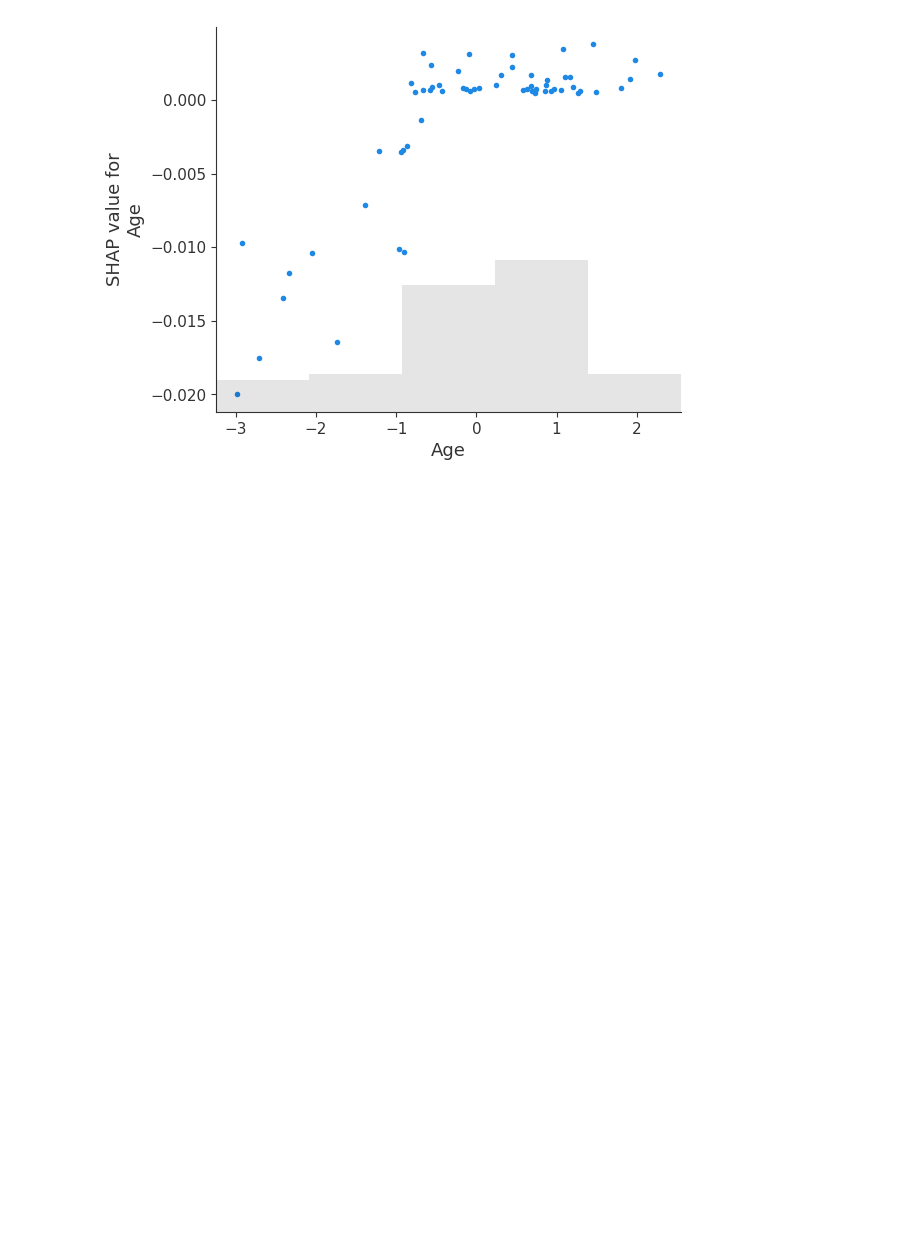
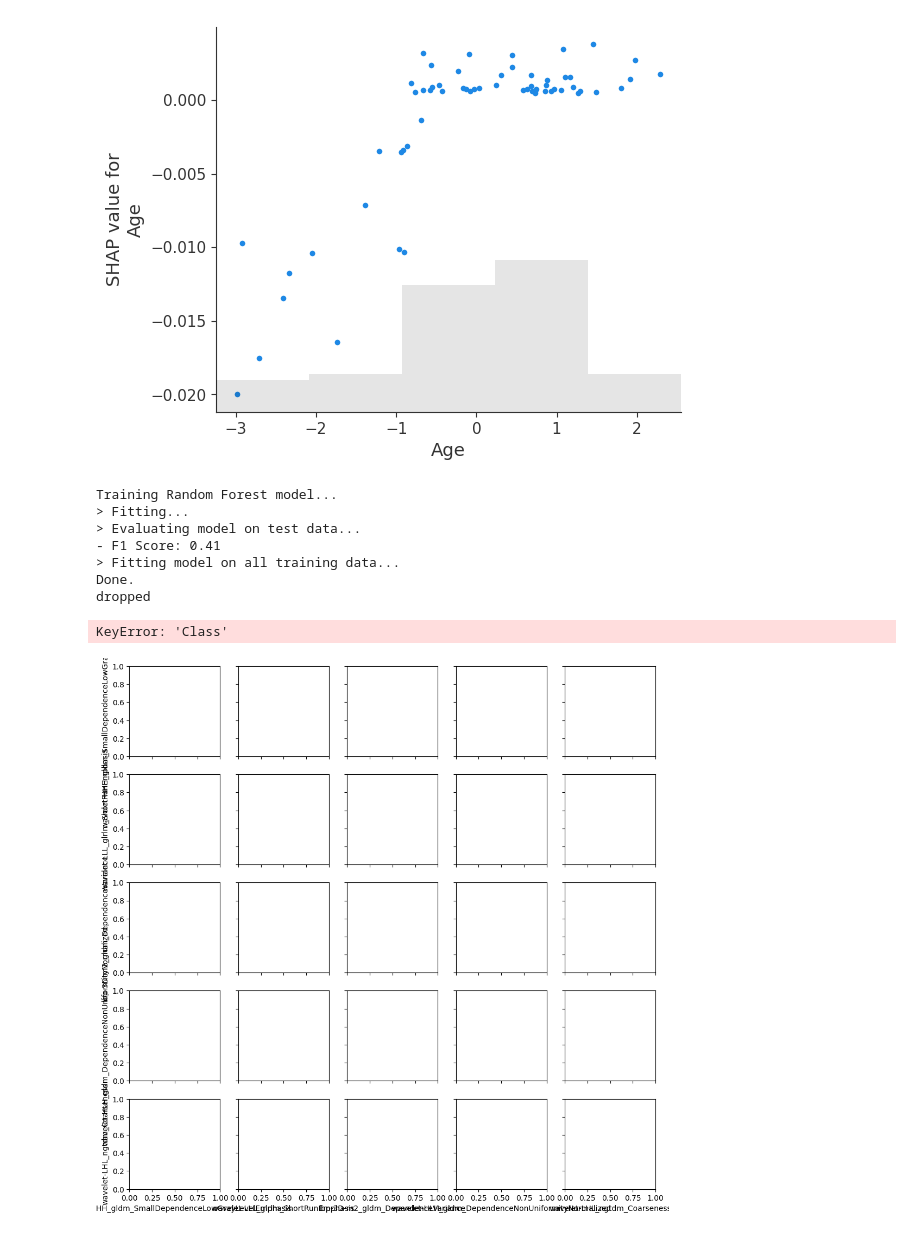
Before and after one commit to diogogmatos/DAA, a Jupyter notebook: src/main.ipynb, the cells around one changed output. Drawn from its saved outputs; the diff is of its cells as text; code cells hidden in the pictures; blank space fills up the shorter version.

```diff
--- a/main.ipynb
+++ b/src/main.ipynb
@@ -249,3 +249,38 @@ shap.plots.heatmap(shap_values[:,:,1])
 shap.plots.scatter(shap_values[:,'Age',1])
 # %% [output]
 [figure]
+# %%
+X_train, X_test, y_train, y_test, le = preprocess(df_train)
+X, y = preprocess(df_train, mode="all")
+
+rf_model = RandomForestClassifier(criterion="gini", max_depth=8, max_features='sqrt', n_estimators=150, min_samples_leaf=1, min_samples_split=6, random_state=987654321, n_jobs=-1)
+model, _ = train('Random Forest', rf_model, X_train,
+                    y_train, X_test, y_test, X, y)
+
+importances = rf_model.feature_importances_
+
+# Get feature names
+feature_names = X_train.columns.tolist()
+
+# Create a list of tuples (feature name, importance)
+feature_importances = list(zip(feature_names, importances))
+
+# Sort by importance in descending order (optional)
+feature_importances.sort(key=lambda x: x[1], reverse=True)
+
+# Print the feature importances as a list of feature names (most important first)
+ranked_features = [feature for feature, importance in feature_importances]
+
+df = df_train[ranked_features[0:5]]
+print("dropped")
+sns.pairplot(df, hue="Transition")
+# %% [output]
+Training Random Forest model...
+> Fitting...
+> Evaluating model on test data...
+- F1 Score: 0.41
+> Fitting model on all training data...
+Done.
+dropped
+KeyError: 'Class'
+[figure, added]
```
Also changed, not shown: 46 other files.
